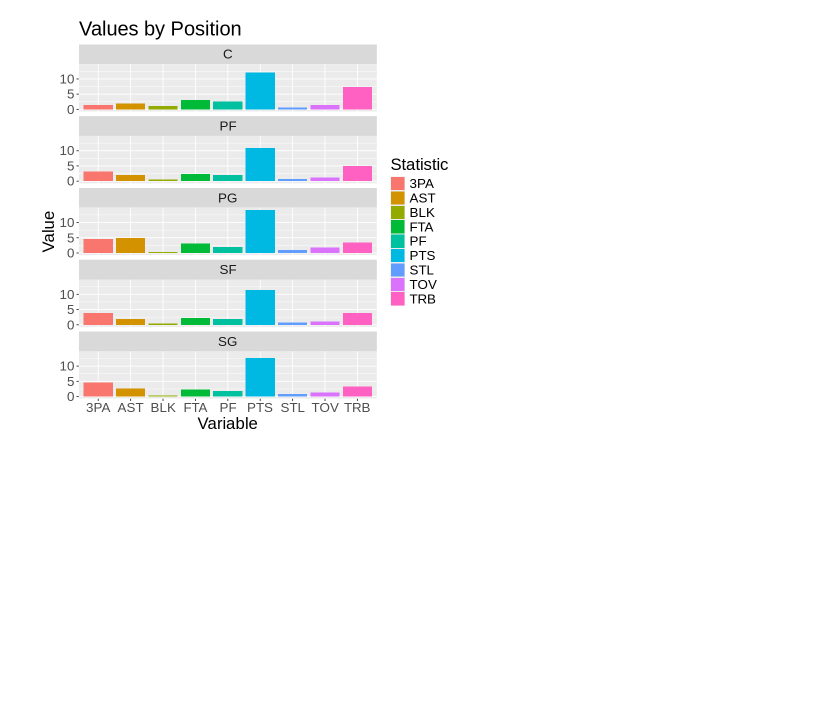
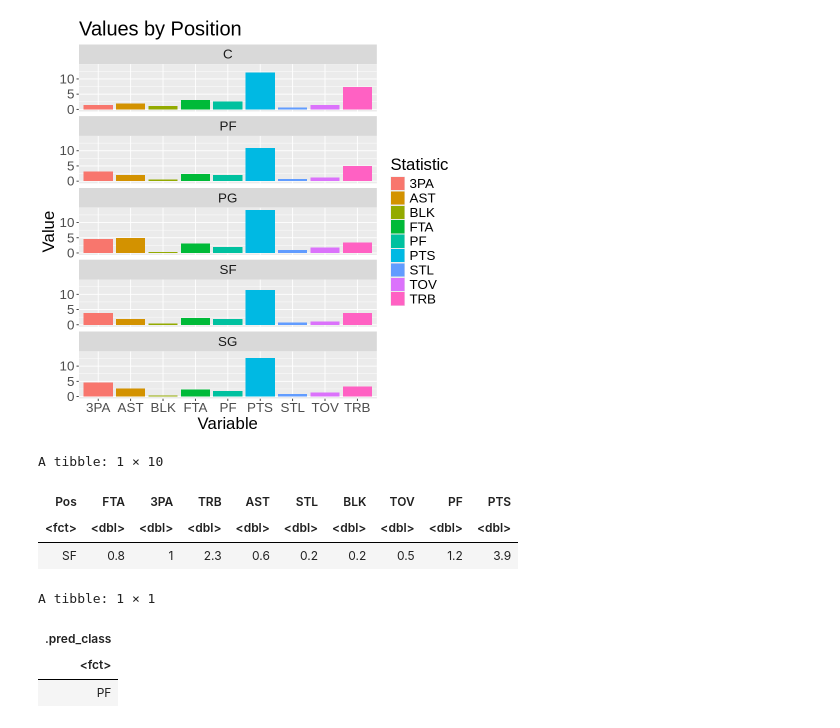
Before and after one commit to Elalalaqqq/DSCI-100-2023W2-GROUP-28, a Jupyter notebook: Report.ipynb, the cells around one changed output. Saved outputs shown, nothing was run; the diff lists cells and outputs as text; code cells hidden in the pictures; blank space fills up the shorter version.

```diff
--- a/Report.ipynb
+++ b/Report.ipynb
@@ -98,16 +124,27 @@ positionMeanPlot
 [figure]
 # %%
 nba_recipe <- recipe(Pos ~ ., data = filteredStats) |>
-	step_scale(all_predictors()) |>
-	step_center(all_predictors()) |>
+    step_scale(all_predictors()) |>
+    step_center(all_predictors())
+
 nba_spec <- nearest_neighbor(weight_func = "rectangular", neighbors = 5) |>
 	set_engine("kknn") |>
-	set_mode("classiciation")
+	set_mode("classification")
 
 nba_fit <- workflow() |>
 	add_model(nba_spec) |>
-	add_recipe(nba_recipe)  |>
+	add_recipe(nba_recipe) |>
 	fit(data = filteredStats)
 
-NameOfNewObservation <- tibble(IndependentVariableColumn1 = _, IndependentVariableColumn2 =_)
-predict(NameOfFitWorkflow, NameOfObservation)
+NameOfNewObservation <- sample_n(filteredStats, 1)
+NameOfNewObservation
+predict(nba_fit, NameOfNewObservation)
+# %% [output]
+A tibble: 1 × 10
+| Pos | FTA | 3PA | TRB | AST | STL | BLK | TOV | PF | PTS |
+| <fct> | <dbl> | <dbl> | <dbl> | <dbl> | <dbl> | <dbl> | <dbl> | <dbl> | <dbl> |
+| SF | 0.8 | 1 | 2.3 | 0.6 | 0.2 | 0.2 | 0.5 | 1.2 | 3.9 |
+A tibble: 1 × 1
+| .pred_class |
+| <fct> |
+| PF |
```
Also changed, not shown: parts of 3 cells of this notebook, 3 other files.
